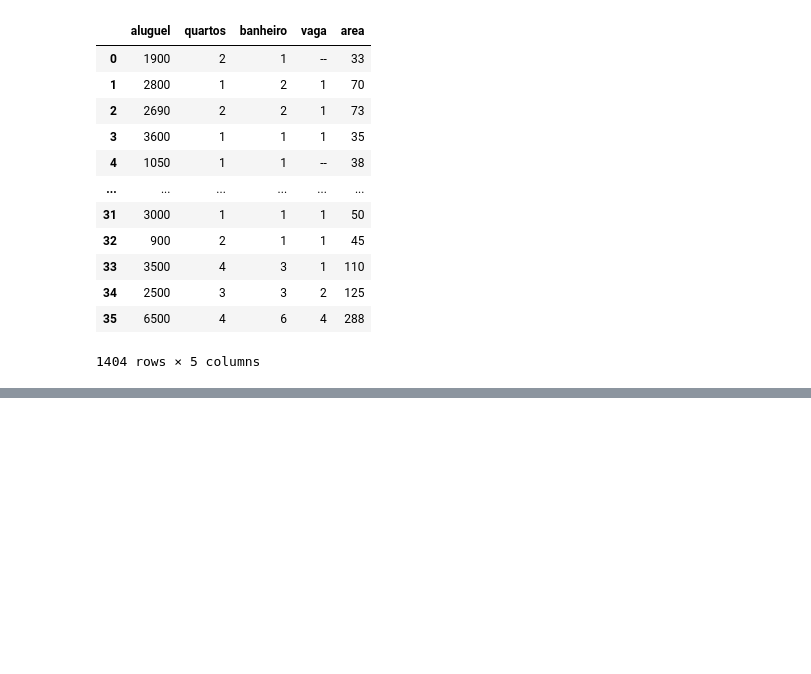
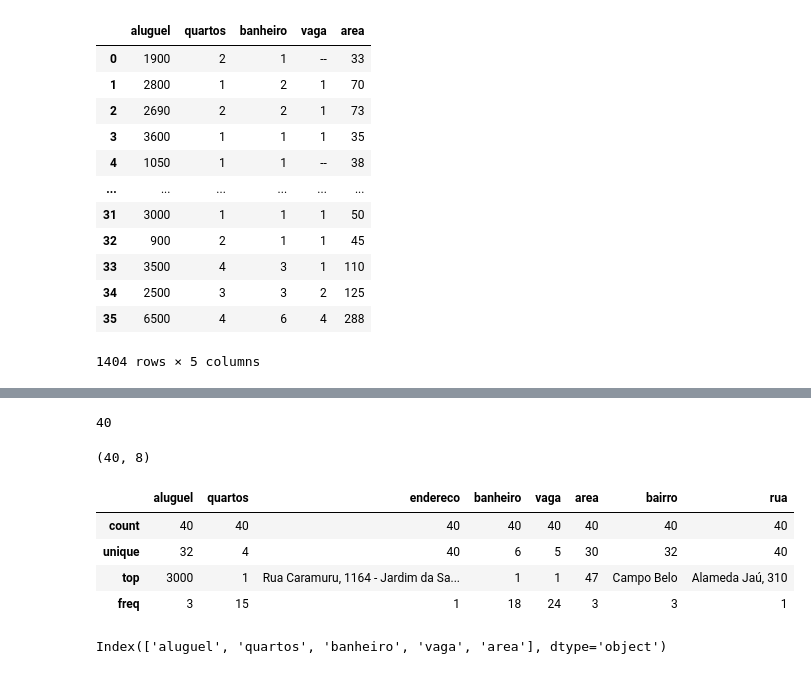
Before and after one commit to robsonbfreitas/CalculadoraDeAluguel, a Jupyter notebook: AnaliseDados.ipynb, the cells around one changed output, grey strips where cells are left out. Drawn from its saved outputs; the diff is of its cells as text; code cells hidden in the pictures; blank space fills up the shorter version.

```diff
--- a/AnaliseDados.ipynb
+++ b/AnaliseDados.ipynb
@@ -190,3 +190,7 @@ df_teste.head()
 | 2 | 2690 | 2 | Rua Doutor Diogo de Faria, 929 - ... | 2 | 1 | 73 | Vila Clementino | Rua Doutor Diogo de Faria, 929 |
 | 3 | 3600 | 1 | Rua Gomes de Carvalho, 1146 - Vil... | 1 | 1 | 35 | Vila Olímpia | Rua Gomes de Carvalho, 1146 |
 | 4 | 1050 | 1 | Centro, São Paulo - SP | 1 | -- | 38 | SP | Centro, São Paulo |
+# %%
+df_teste['endereco'].nunique()
+# %% [output]
+40
@@ -192,0 +199,4 @@ df_teste.head()
+# %%
+df_teste.shape
+# %% [output]
+(40, 8)
@@ -192,0 +205,8 @@ df_teste.head()
+# %%
+df_teste.describe()
+# %% [output]
+|  | aluguel | quartos | endereco | banheiro | vaga | area | bairro | rua |
+| count | 40 | 40 | 40 | 40 | 40 | 40 | 40 | 40 |
+| unique | 32 | 4 | 40 | 6 | 5 | 30 | 32 | 40 |
+| top | 3000 | 1 | Rua Caramuru, 1164 - Jardim da Sa... | 1 | 1 | 47 | Campo Belo | Alameda Jaú, 310 |
+| freq | 3 | 15 | 1 | 18 | 24 | 3 | 3 | 1 |
@@ -192,0 +215,4 @@ df_teste.head()
+# %%
+cols
+# %% [output]
+Index(['aluguel', 'quartos', 'banheiro', 'vaga', 'area'], dtype='object')
```
Also changed, not shown: parts of 9 cells of this notebook.
